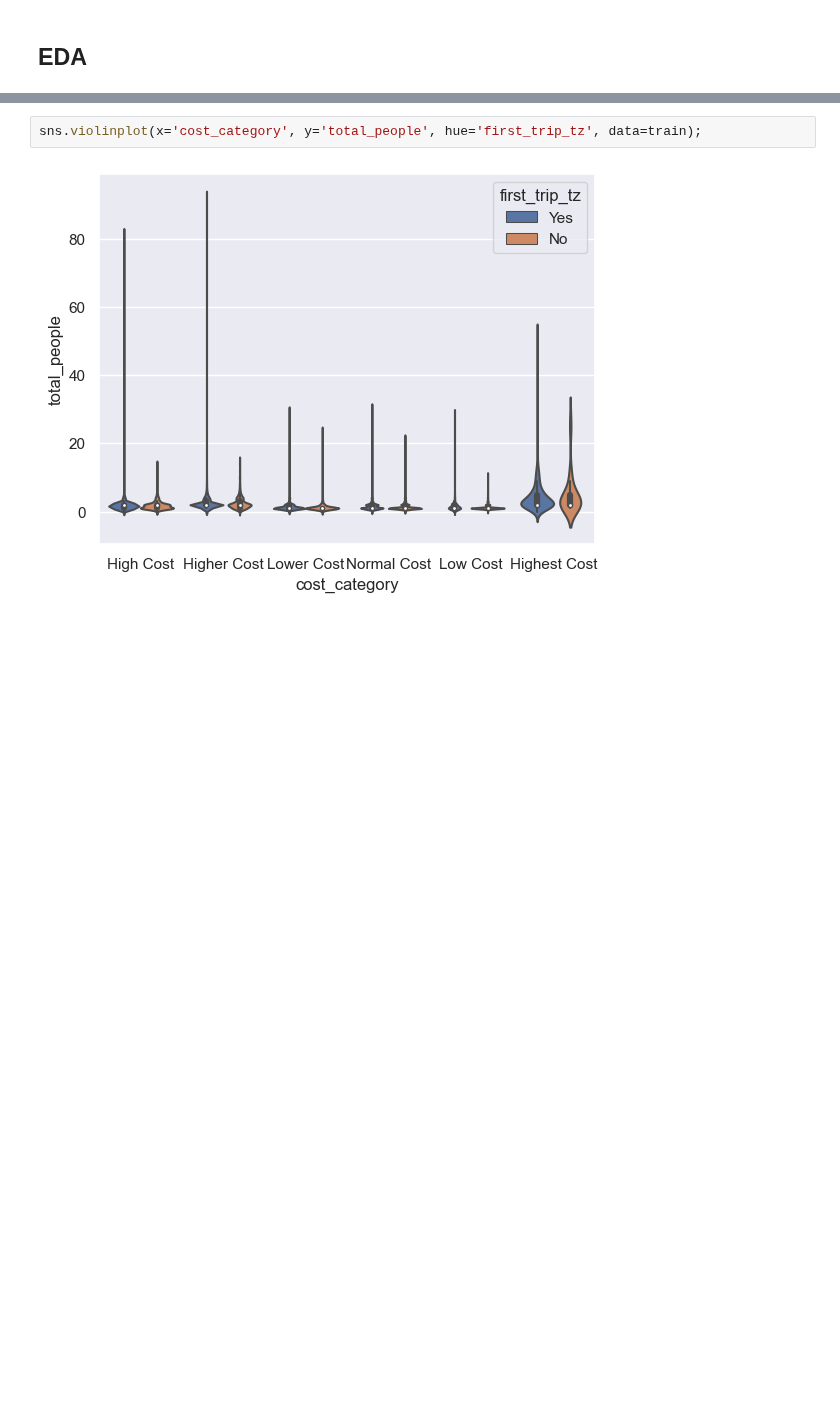
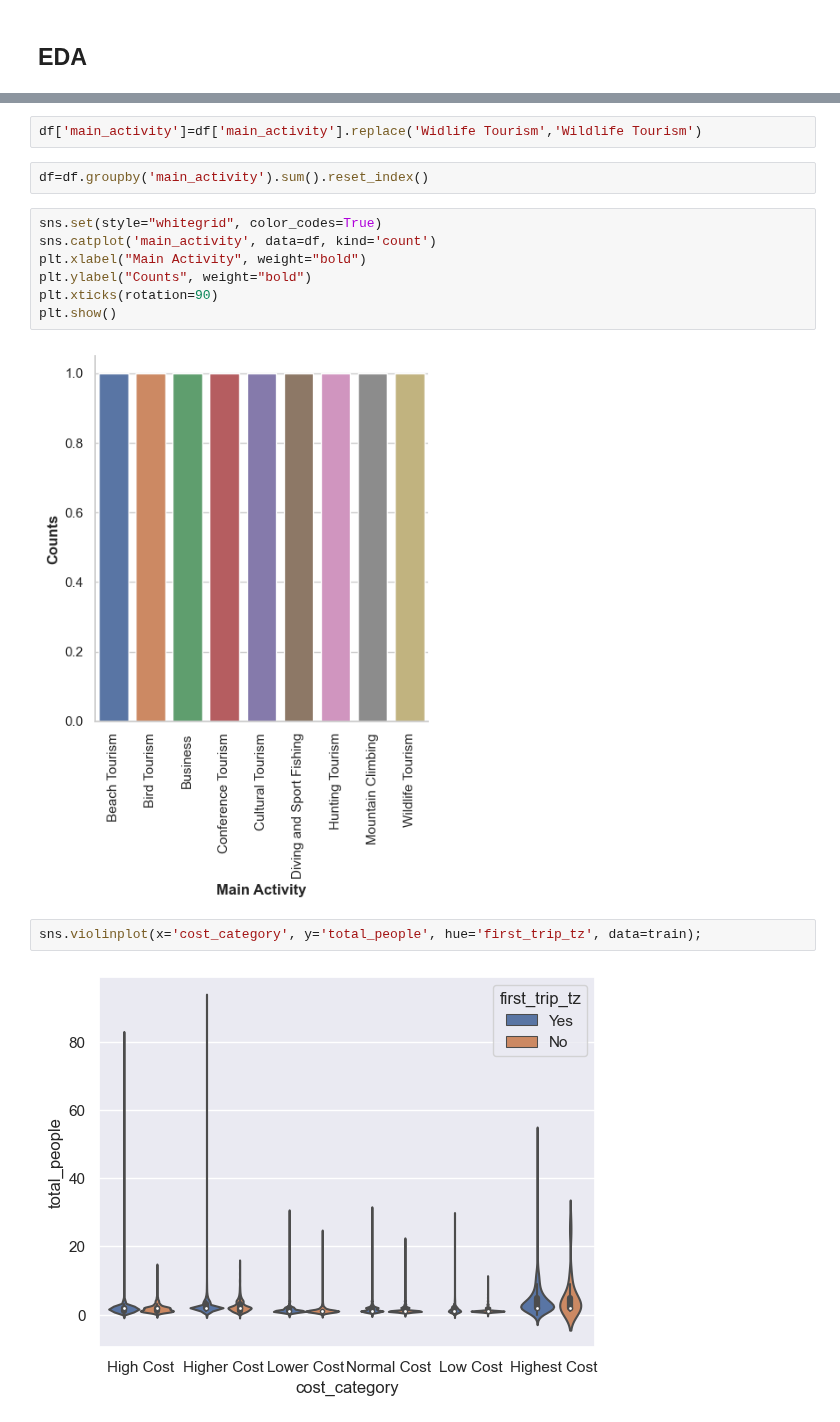
Before and after one commit to Njaramba-Riri/expenditure-prediction, a Jupyter notebook: model.ipynb, the cells around one changed output, grey strips where cells are left out. Drawn from its saved outputs; the diff is of its cells as text; blank space fills up the shorter version.

```diff
--- a/model.ipynb
+++ b/model.ipynb
@@ -274,3 +292,16 @@ train.groupby('cost_category')['country'].describe()
+# %%
+df['main_activity']=df['main_activity'].replace('Widlife Tourism','Wildlife Tourism')
+# %%
+df=df.groupby('main_activity').sum().reset_index()
+# %%
+sns.set(style="whitegrid", color_codes=True)
+sns.catplot('main_activity', data=df, kind='count')
+plt.xlabel("Main Activity", weight="bold")
+plt.ylabel("Counts", weight="bold")
+plt.xticks(rotation=90)
+plt.show()
+# %% [output]
+[figure, added]
 # %%
 sns.violinplot(x='cost_category', y='total_people', hue='first_trip_tz', data=train);
 # %% [output]
```
Also changed, not shown: parts of 6 cells of this notebook.
